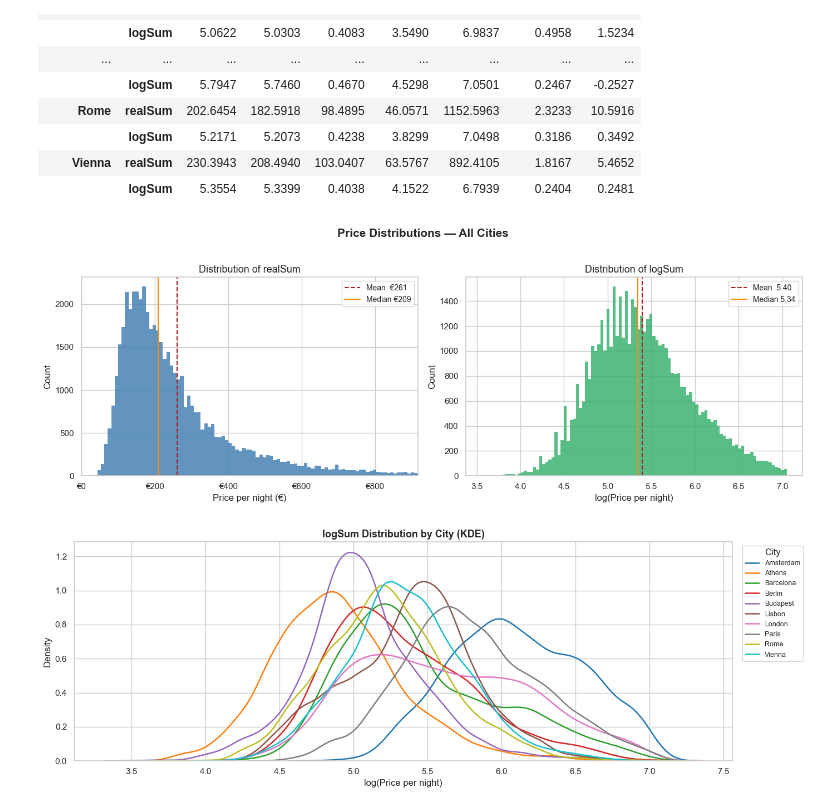
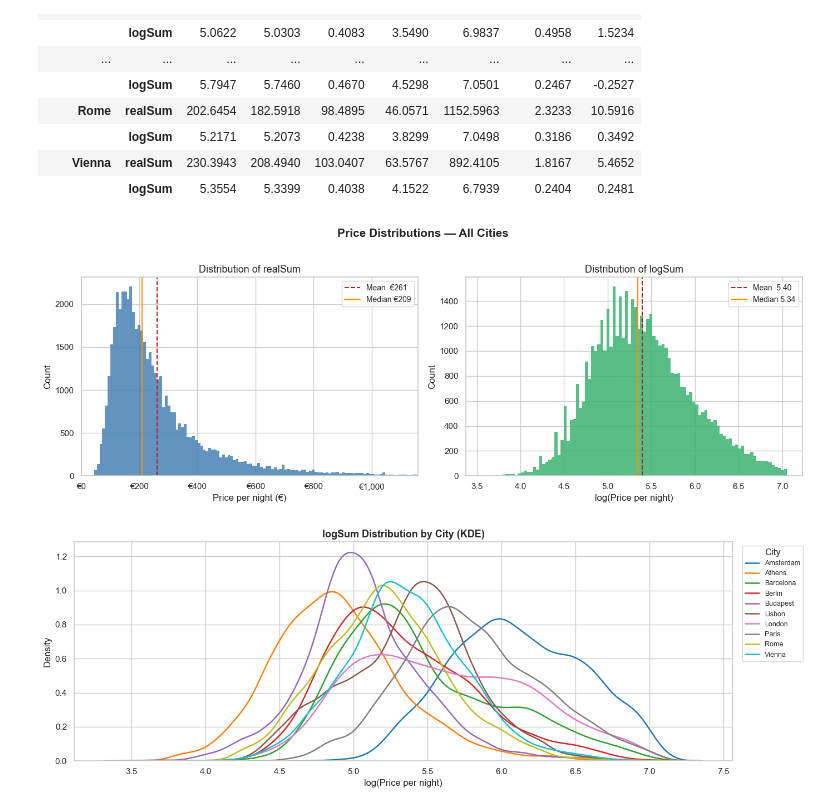
Before and after one commit to ShenghaoXue/MATH-189-Project-SP26, a Jupyter notebook: phase_1.ipynb, the cells around one changed output. Saved outputs shown, nothing was run; the diff lists cells and outputs as text; code cells hidden in the pictures.

Commit message:
Correctly extended axis of the realSum distribution histogram to include maximum value.

```diff
--- a/phase_1.ipynb
+++ b/phase_1.ipynb
@@ -203,35 +203,35 @@ sns.set_theme(style='whitegrid', palette='muted')
 realSum = df['realSum']
 
 fig, axes = plt.subplots(1, 2, figsize=(14, 5))
 
 # --- 1. realSum histogram (right-skewed raw prices) ---
 ax = axes[0]
 ax.hist(realSum, bins=120, color='steelblue', edgecolor='none', alpha=0.85)
 ax.axvline(realSum.mean(),   color='firebrick', lw=1.5, linestyle='--', label=f'Mean  €{realSum.mean():.0f}')
 ax.axvline(realSum.median(), color='darkorange', lw=1.5, linestyle='-',  label=f'Median €{realSum.median():.0f}')
-ax.set_xlim(0, realSum.quantile(0.99))   # clip extreme outliers for readability
+ax.set_xlim(0, realSum.max())
 ax.set_xlabel('Price per night (€)', fontsize=12)
 ax.set_ylabel('Count', fontsize=12)
 ax.set_title('Distribution of realSum', fontsize=13)
 ax.xaxis.set_major_formatter(mticker.FuncFormatter(lambda x, _: f'€{x:,.0f}'))
 ax.legend(fontsize=10)
 
 # --- 2. logSum histogram (log-transformed) ---
 ax = axes[1]
 ax.hist(df['logSum'], bins=100, color='mediumseagreen', edgecolor='none', alpha=0.85)
 ax.axvline(df['logSum'].mean(),   color='firebrick', lw=1.5, linestyle='--', label=f'Mean  {df["logSum"].mean():.2f}')
 ax.axvline(df['logSum'].median(), color='darkorange', lw=1.5, linestyle='-',  label=f'Median {df["logSum"].median():.2f}')
 ax.set_xlabel('log(Price per night)', fontsize=12)
 ax.set_ylabel('Count', fontsize=12)
 ax.set_title('Distribution of logSum', fontsize=13)
 ax.legend(fontsize=10)
 
 fig.suptitle('Price Distributions — All Cities', fontsize=15, fontweight='bold', y=1.02)
 plt.tight_layout()
 plt.savefig('dist_overall.png', dpi=300, bbox_inches='tight')
 plt.show()
 # %% [output]
-[figure, old version]
+[figure, new version]
 # %%
 # --- Per-city price distributions ---
 
```
Also changed, not shown: 1 other file.
